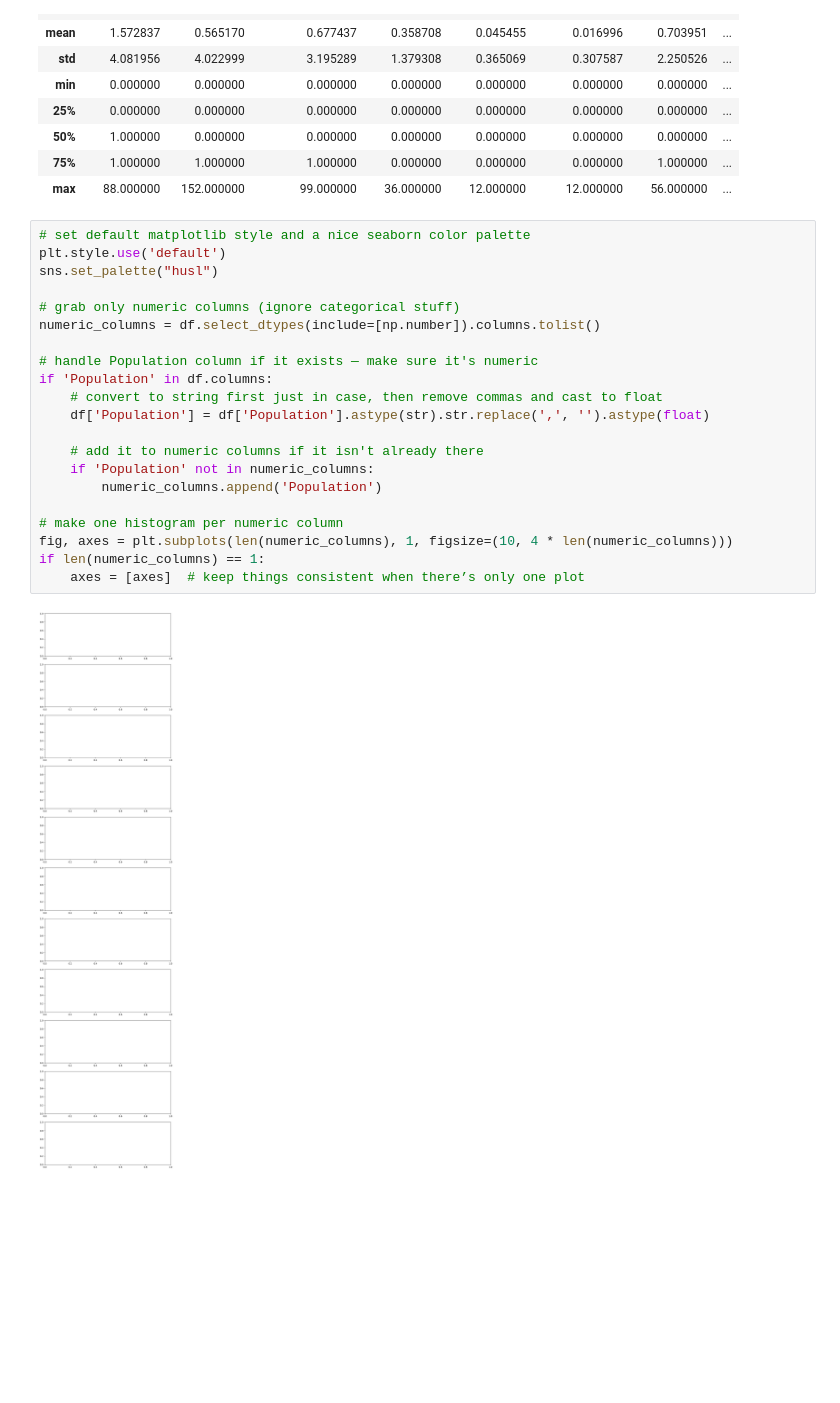
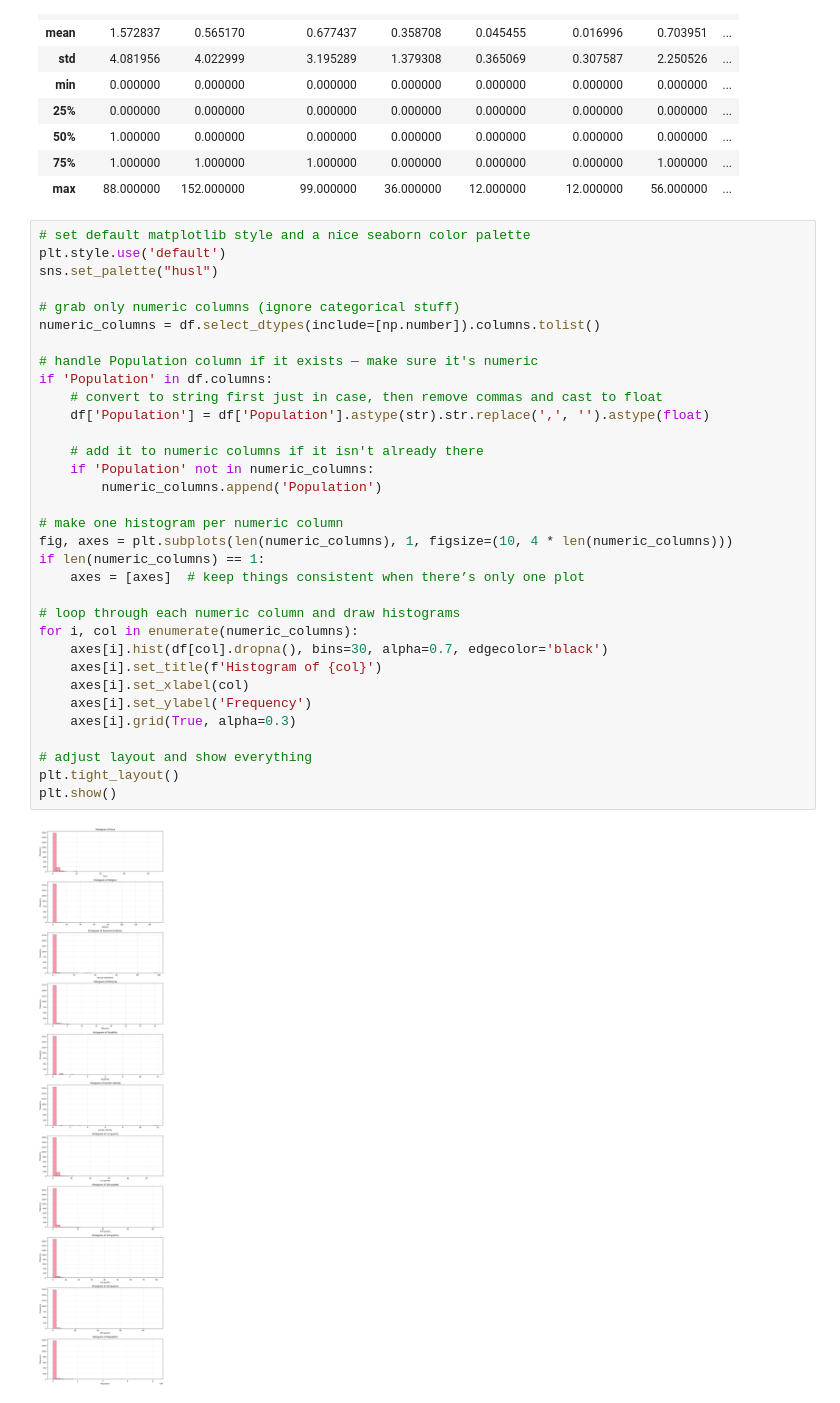
Before and after one commit to datasheng/Csc460-KimiwaSadat-HW, a Jupyter notebook: HW4/EDA.ipynb, the cells around one changed output. Drawn from its saved outputs; the diff is of its cells as text; blank space fills up the shorter version.

```diff
--- a/HW4/EDA.ipynb
+++ b/HW4/EDA.ipynb
@@ -49,23 +49,35 @@ df.describe()
 # %%
 # set default matplotlib style and a nice seaborn color palette
 plt.style.use('default')
 sns.set_palette("husl")
 
 # grab only numeric columns (ignore categorical stuff)
 numeric_columns = df.select_dtypes(include=[np.number]).columns.tolist()
 
 # handle Population column if it exists — make sure it's numeric
 if 'Population' in df.columns:
     # convert to string first just in case, then remove commas and cast to float
     df['Population'] = df['Population'].astype(str).str.replace(',', '').astype(float)
 
     # add it to numeric columns if it isn't already there
     if 'Population' not in numeric_columns:
         numeric_columns.append('Population')
 
 # make one histogram per numeric column
 fig, axes = plt.subplots(len(numeric_columns), 1, figsize=(10, 4 * len(numeric_columns)))
 if len(numeric_columns) == 1:
     axes = [axes]  # keep things consistent when there’s only one plot
+
+# loop through each numeric column and draw histograms
+for i, col in enumerate(numeric_columns):
+    axes[i].hist(df[col].dropna(), bins=30, alpha=0.7, edgecolor='black')
+    axes[i].set_title(f'Histogram of {col}')
+    axes[i].set_xlabel(col)
+    axes[i].set_ylabel('Frequency')
+    axes[i].grid(True, alpha=0.3)
+
+# adjust layout and show everything
+plt.tight_layout()
+plt.show()
 # %% [output]
-[figure, old version]
+[figure, new version]
```
Also changed, not shown: parts of 1 cell of this notebook.
